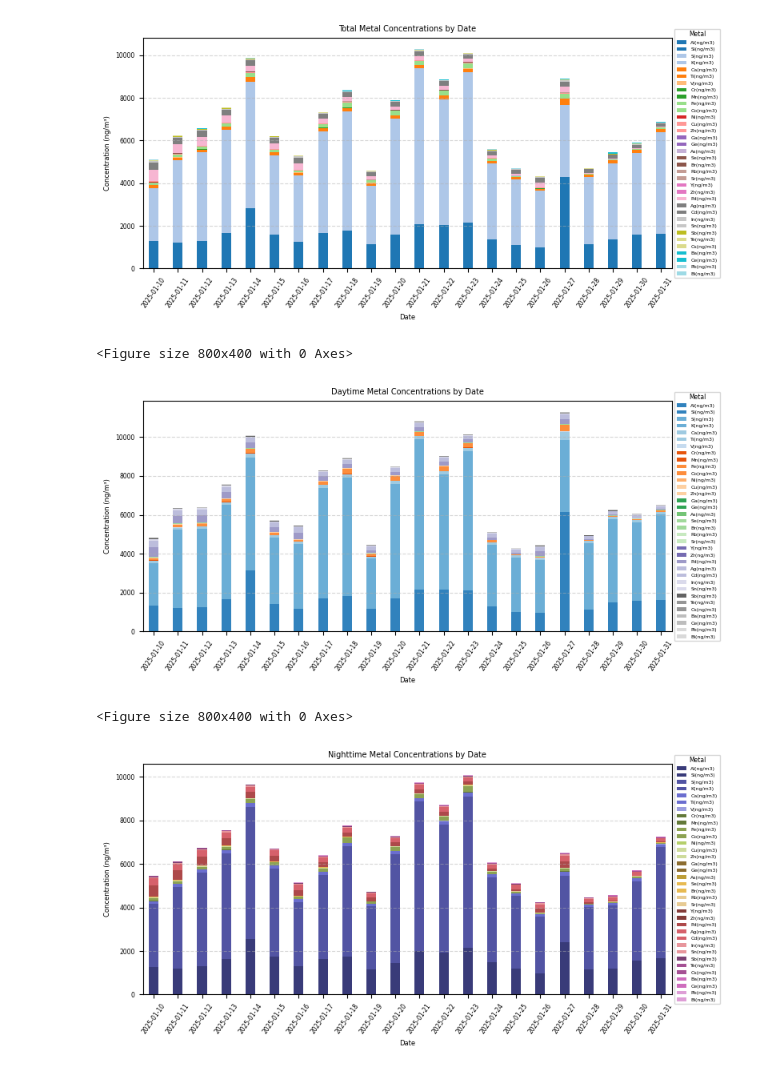
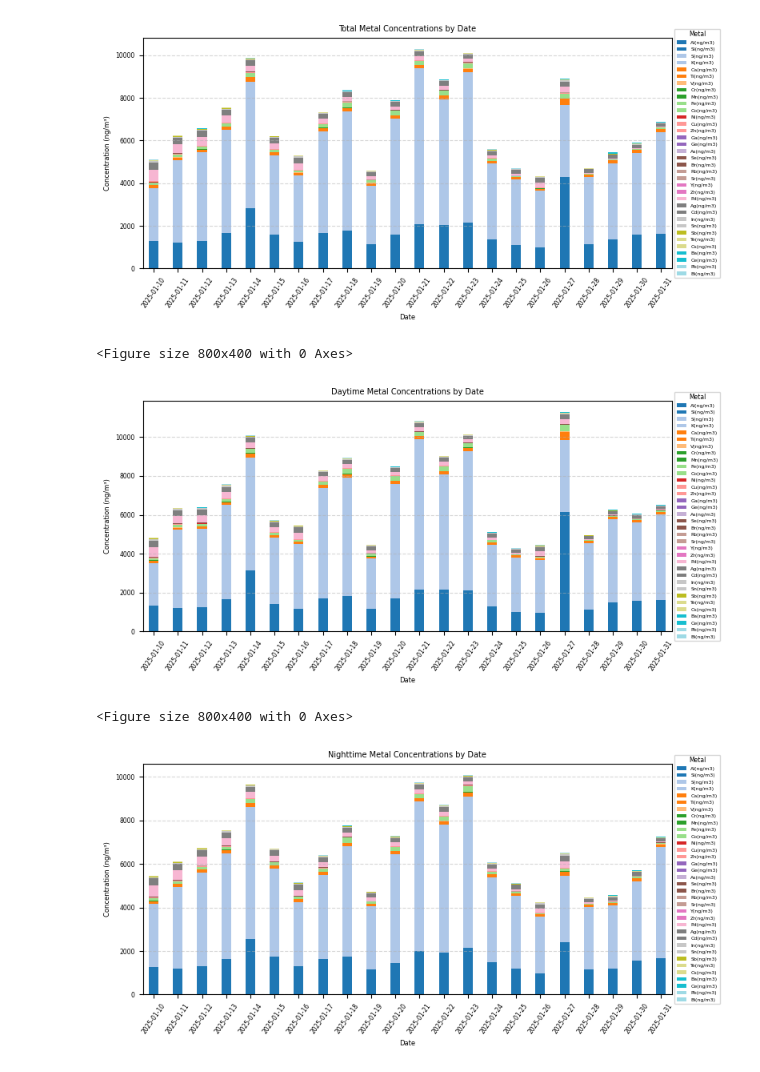
Before and after one commit to hyen0322/Data, a Jupyter notebook: Data Anlysis.ipynb, the cells around one changed output. Cells and saved outputs as stored; diff of their text form; code cells hidden in the pictures.

```diff
--- a/Data Anlysis.ipynb
+++ b/Data Anlysis.ipynb
@@ -135,7 +135,7 @@ df_day.set_index('Date')[metal_columns].plot(
     stacked=True, # 누적 그래프 설정
     figsize=(8, 4),
     width=0.4, # 막대 너비 설정
-    colormap='tab20c') # 컬러맵 설정
+    colormap='tab20') # 컬러맵 설정
 
 plt.title("Daytime Metal Concentrations by Date", fontsize=7)
 plt.xlabel("Date", fontsize=6)
@@ -160,7 +160,7 @@ plt.tight_layout()
 plt.show()
 # %% [output]
 <Figure size 800x400 with 0 Axes>
-[figure, old version]
+[figure, new version]
 # %%
 # Nighttime 데이터 추출
 df_night = df_avg_all[df_avg_all['TimePeriod'] == 'Night'].copy()
@@ -170,32 +170,32 @@ plt.figure(figsize=(8, 4))  # 그래프 크기 설정
 
 df_night.set_index('Date')[metal_columns].plot(
     kind='bar', # 막대 그래프
     stacked=True, # 누적 그래프 설정
     figsize=(8, 4),
     width=0.4, # 막대 너비 설정
-    colormap='tab20b')  # 컬러맵 설정
+    colormap='tab20')  # 컬러맵 설정
 
 plt.title("Nighttime Metal Concentrations by Date", fontsize=7)
 plt.xlabel("Date", fontsize=6)
 plt.ylabel("Concentration (ng/m³)", fontsize=6)
 plt.xticks(rotation=55, fontsize=5.5)
 plt.yticks(fontsize=5.5)
 
 # 범례(금속 이름) 설정
 plt.legend(loc='center left',
            bbox_to_anchor=(1, 0.5),
            fontsize=4.5,
            title='Metal',
            title_fontsize=5.5)
 
 # 그리드 설정
 plt.grid(axis='y', linestyle='--', alpha=0.5)
 
 # 레이아웃 자동 정렬
 plt.tight_layout()
 
 # 결과 출력
 plt.show()
 # %% [output]
 <Figure size 800x400 with 0 Axes>
-[figure, old version]
+[figure, new version]
```
